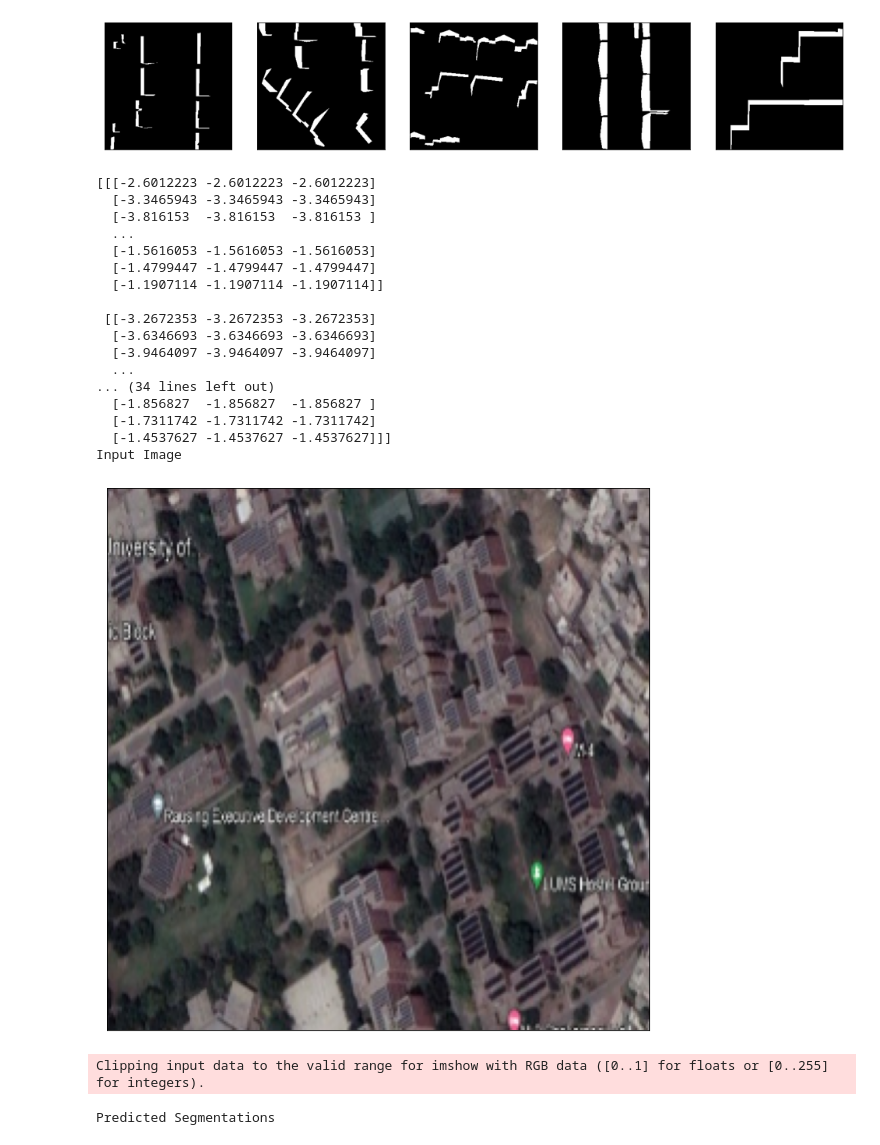
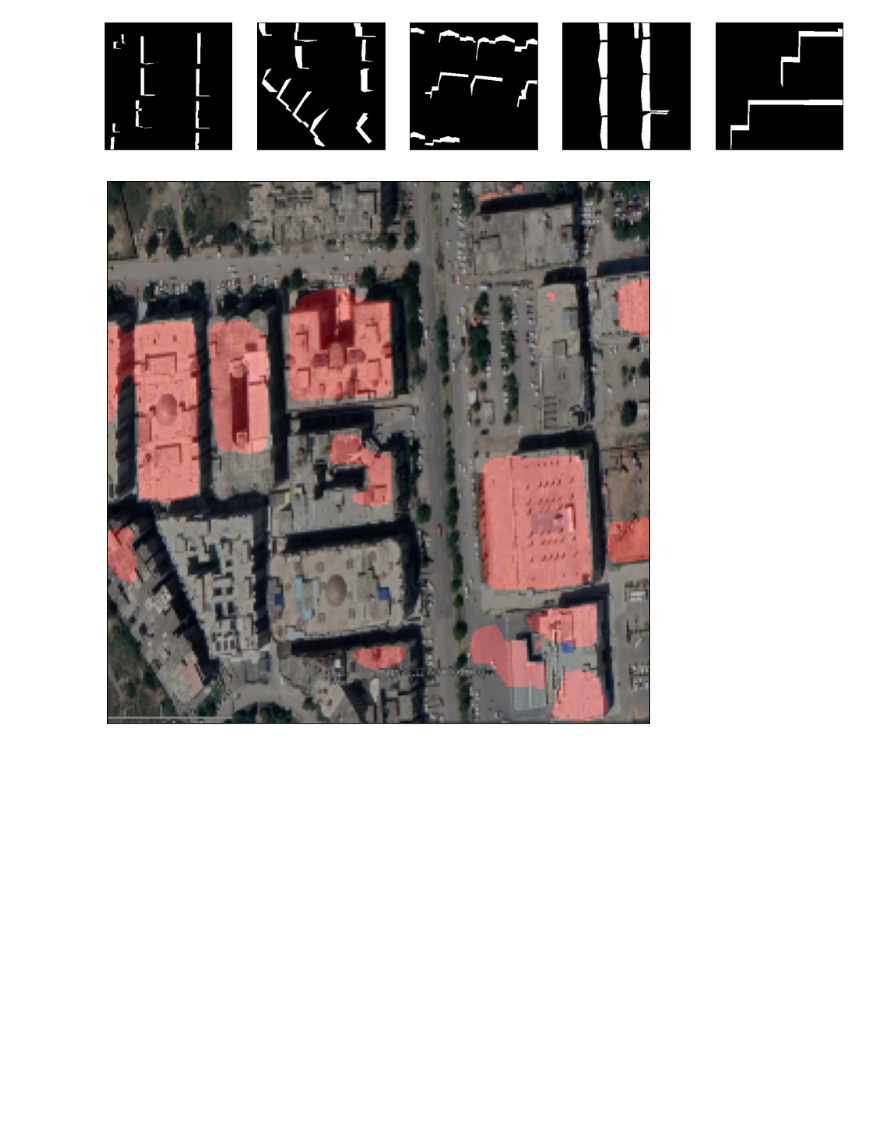
Before and after one commit to nullptr-code/CS437_Project, a Jupyter notebook: shadow-segmentation.ipynb, the cells around one changed output. Saved outputs shown, nothing was run; the diff lists cells and outputs as text; code cells hidden in the pictures; blank space fills up the shorter version.

```diff
--- a/shadow-segmentation.ipynb
+++ b/shadow-segmentation.ipynb
@@ -62,6 +63,6 @@ dataloaders = {
 # %%
 model = UNetResNet(34, 1, pretrained=True, is_deconv=True).to(device=device)
-weights = torch.load("kaggle_weights/best.pt")
+weights = torch.load("kaggle_weights2/best.pt")
 model.load_state_dict(weights)
 # %% [output]
 <All keys matched successfully>
@@ -140,51 +143,44 @@ Ground Truth
 # %%
 import numpy as np
 # %%
-test_path = glob.glob("lums_image/*.jpeg")
+test_path = glob.glob("lums_image/isb3.jpg")
 inputs = None
 outputs = None
 for image_path in test_path:
     image = cv2.cvtColor(cv2.imread(image_path), cv2.COLOR_BGR2RGB)
-    image = image[300:600, 600:1100, :]
+    # image = image[300:700, 600:900, :]
     # showImage(image)
     # break
     inputs =cv2.resize(image, (ROWS, COLS))
     # image = torch.tensor(cv2.resize(image, (ROWS, COLS))).to(device=device)
     image = data_transforms["image"](image).to(device=device)
     image = image.reshape(1, *image.shape)
-    output = model(image)[0].permute(1, 2, 0).detach().cpu().numpy()
-    # for i in range(len(output)):
-    #     for j in range(len(output[i])):
-    #         if output[i][j] > 0.6:
-    #             output[i][j] = 255
-    #         else:
-    #             output[i][j] = 0
+    output = torch.nn.functional.sigmoid(model(image))
+    output = output[0].permute(1, 2, 0).detach().cpu().numpy()
     img2 = cv2.merge((output,output,output))
+    for i in range(len(img2)):
+        for j in range(len(output[i])):
+            if img2[i][j][0] > 0.5:
+                img2[i][j] = [1, 0, 0]
+            else:
+                img2[i][j] = [0, 0, 0]
     outputs = img2
-    print(img2)
 
-print("Input Image")
-showImage(inputs)
-print("Predicted Segmentations")
-showImage(outputs)
+
+# outputs = cv2.cvtColor(outputs, cv2.COLOR_BGR2BGRA)
+# inputs - cv2.cvtColor(outputs, cv2.COLOR_BGR2BGRA)
+
+outputs = (outputs * 255).astype(np.uint8)
+# print(inputs.dtype)
+
+final = cv2.addWeighted(inputs, 0.7, outputs, 0.3, 1)
+showImage(final)
+
+# print(outputs.shape)
+
+# print("Input Image")
+# showImage(inputs)
+# print("Predicted Segmentations")
+# showImage(outputs)
 # %% [output]
-[[[-2.6012223 -2.6012223 -2.6012223]
-  [-3.3465943 -3.3465943 -3.3465943]
-  [-3.816153  -3.816153  -3.816153 ]
-  ...
-  [-1.5616053 -1.5616053 -1.5616053]
-  [-1.4799447 -1.4799447 -1.4799447]
-  [-1.1907114 -1.1907114 -1.1907114]]
-
- [[-3.2672353 -3.2672353 -3.2672353]
-  [-3.6346693 -3.6346693 -3.6346693]
-  [-3.9464097 -3.9464097 -3.9464097]
-  ...
-... (34 lines left out)
-  [-1.856827  -1.856827  -1.856827 ]
-  [-1.7311742 -1.7311742 -1.7311742]
-  [-1.4537627 -1.4537627 -1.4537627]]]
-Input Image
-[figure, old version]
+[figure, new version]
-Clipping input data to the valid range for imshow with RGB data ([0..1] for floats or [0..255] for integers).
-Predicted Segmentations
```
Also changed, not shown: parts of 4 cells of this notebook, 6 other files.
